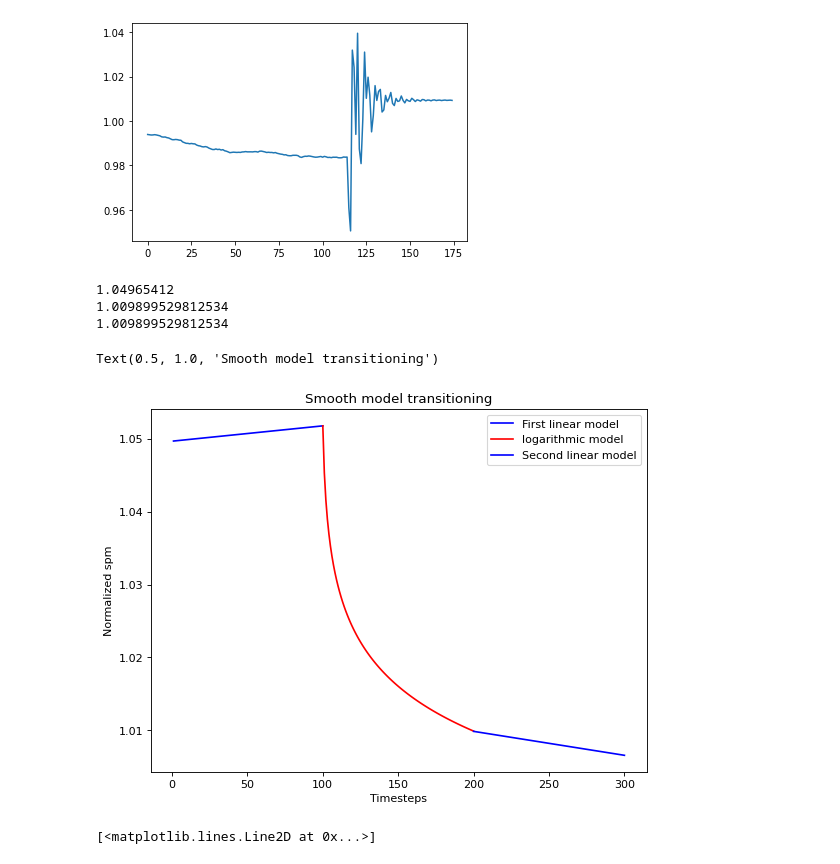
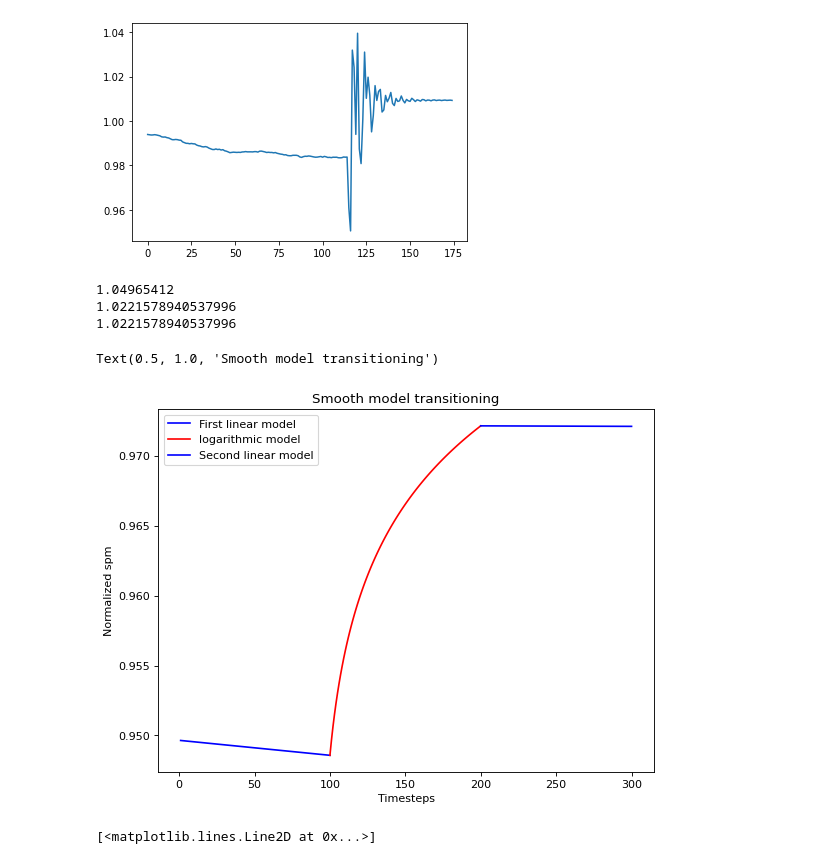
Before and after one commit to jemolano1498/OPPOSD_algorithm, a Jupyter notebook: data_analysis/dataModeling.ipynb, the cells around one changed output. Drawn from its saved outputs; the diff is of its cells as text; code cells hidden in the pictures.

```diff
--- a/data_analysis/dataModeling.ipynb
+++ b/data_analysis/dataModeling.ipynb
@@ -220,34 +220,37 @@ class MathModel:
 # %%
 
 plt.figure(figsize=(8, 6), dpi=80)
 plt.xlabel('Timesteps')
 plt.ylabel('Normalized spm')
-model = MathModel(0, [1.85e-5, 1.04965412])#[-0.00899492,  1.04965412]
-x = np.linspace(1, 100, 100)
-plt.plot(x, model.calculate_x(x), "b-", label='First linear model')
+
+model = MathModel(0, [-5e-5, 1.04965412])#[-0.00899492,  1.04965412]
+x1 = np.linspace(1, 100, 100)
+y1 = model.calculate_x(x1)-0.05
+plt.plot(x1, y1-0.05, "b-", label='First linear model')
 
 x2 = np.linspace(100, 200, 100)
-model2 = MathModel(1, [-0.00899492,  1.04965412])
-temp = np.linspace(model2.inverse_value(model.calculate_x(x)[-1]),100, 100)
-plt.plot(x2, model2.calculate_x(temp), "r-", label='logarithmic model')
+model2 = MathModel(1, [0.00899492,  0.9863])
+temp = np.linspace(model2.inverse_value(y1[-1]),100, 100)
+y2=model2.calculate_x(temp)
+plt.plot(x2, y2-0.05, "r-", label='logarithmic model')
 
 x3 = np.linspace(200, 300, 100)
 model3 = MathModel(0, [-4e-5,  1.04965412])
 print(model3.z[1])
-model3.adjust_intercept(model2.calculate_x(temp)[-1])
+model3.adjust_intercept(y2[-1])
 
 print(model2.calculate_x(temp)[-1])
 print(model3.z[1])
 
-plt.plot(x3, model3.calculate_x(x), "b-", label='Second linear model')
+plt.plot(x3, model3.calculate_x(x1)-0.05, "b-", label='Second linear model')
 plt.legend()
 plt.title('Smooth model transitioning')
 # %% [output]
 1.04965412
-1.009899529812534
-1.009899529812534
+1.0221578940537996
+1.0221578940537996
 Text(0.5, 1.0, 'Smooth model transitioning')
-[figure, old version]
+[figure, new version]
 # %%
 class Simulator:
     def __init__(self):
```
Also changed, not shown: 14 other files.
